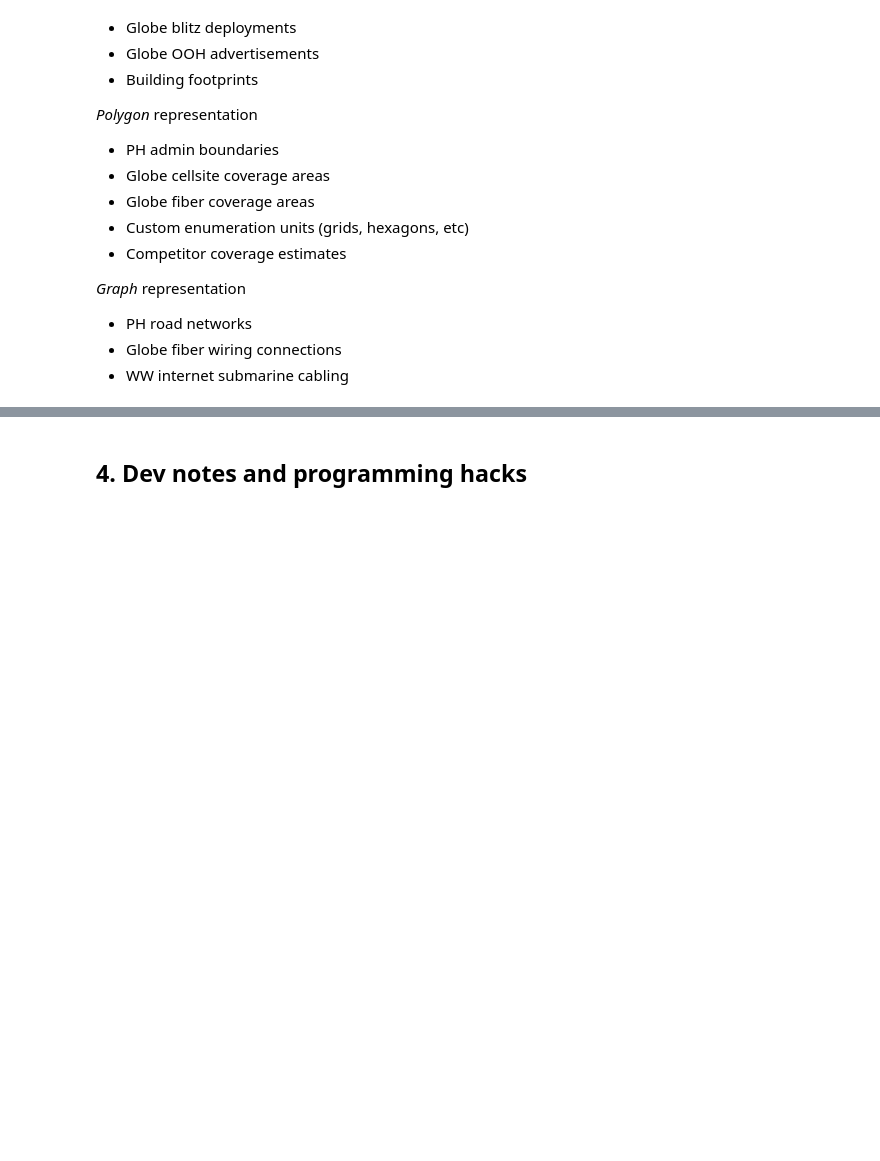
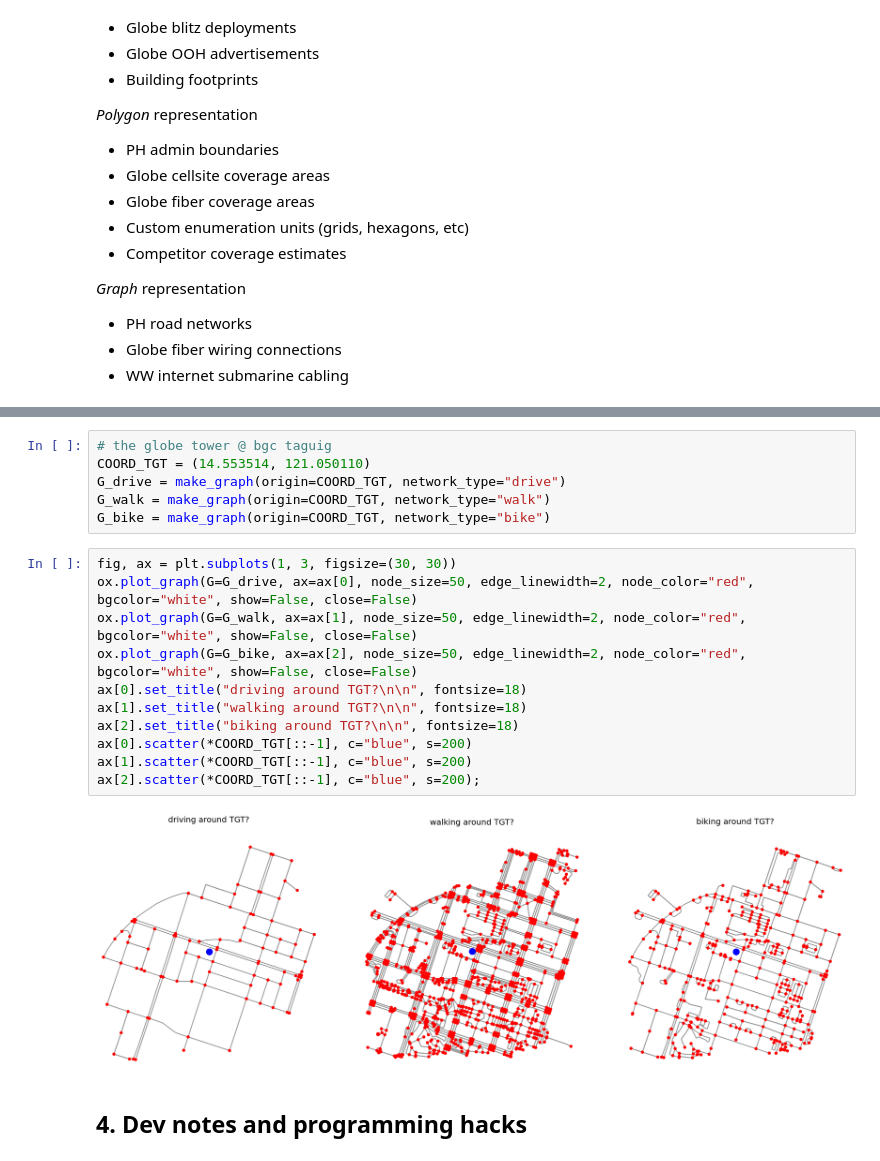
Before and after one commit to jpacil0/sds4gdsp, a Jupyter notebook: notebooks/lecture.ipynb, the cells around one changed output, grey strips where cells are left out. Saved outputs shown, nothing was run; the diff lists cells and outputs as text; blank space fills up the shorter version.

```diff
--- a/notebooks/lecture.ipynb
+++ b/notebooks/lecture.ipynb
@@ -321,3 +148,22 @@ ox.plot_graph(G, bgcolor="white", node_color="red");
+# %%
+# the globe tower @ bgc taguig
+COORD_TGT = (14.553514, 121.050110)
+G_drive = make_graph(origin=COORD_TGT, network_type="drive")
+G_walk = make_graph(origin=COORD_TGT, network_type="walk")
+G_bike = make_graph(origin=COORD_TGT, network_type="bike")
+# %%
+fig, ax = plt.subplots(1, 3, figsize=(30, 30))
+ox.plot_graph(G=G_drive, ax=ax[0], node_size=50, edge_linewidth=2, node_color="red", bgcolor="white", show=False, close=False)
+ox.plot_graph(G=G_walk, ax=ax[1], node_size=50, edge_linewidth=2, node_color="red", bgcolor="white", show=False, close=False)
+ox.plot_graph(G=G_bike, ax=ax[2], node_size=50, edge_linewidth=2, node_color="red", bgcolor="white", show=False, close=False)
+ax[0].set_title("driving around TGT?\n\n", fontsize=18)
+ax[1].set_title("walking around TGT?\n\n", fontsize=18)
+ax[2].set_title("biking around TGT?\n\n", fontsize=18)
+ax[0].scatter(*COORD_TGT[::-1], c="blue", s=200)
+ax[1].scatter(*COORD_TGT[::-1], c="blue", s=200)
+ax[2].scatter(*COORD_TGT[::-1], c="blue", s=200);
+# %% [output]
+[figure, added]
 # %% [markdown]
 ## 4. Dev notes and programming hacks
 # %% [markdown]
```
Also changed, not shown: parts of 19 cells of this notebook.
